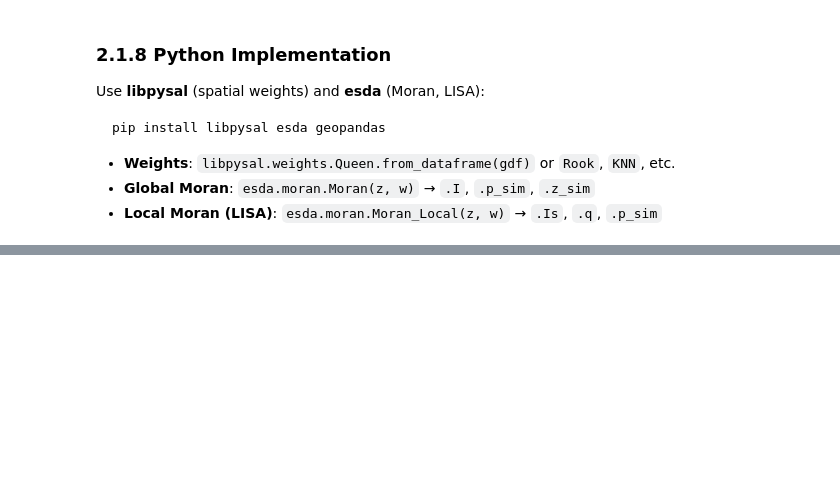
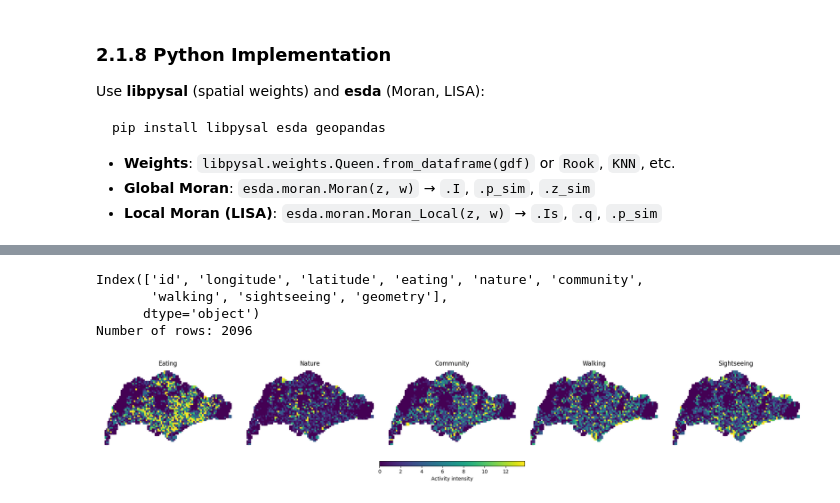
Before and after one commit to Sijie-Yang/UrbanAI-101, a Jupyter notebook: 2_spatial-statistics/2-1_spatial-autocorrelation.ipynb, the cells around one changed output, grey strips where cells are left out. Saved outputs shown, nothing was run; the diff lists cells and outputs as text; code cells hidden in the pictures; blank space fills up the shorter version.

```diff
--- a/2_spatial-statistics/2-1_spatial-autocorrelation.ipynb
+++ b/2_spatial-statistics/2-1_spatial-autocorrelation.ipynb
@@ -219,0 +176,66 @@ Moran's I (esda):   0.242448
+# %%
+import geopandas as gpd
+
+# Read GeoPackage for Singapore data and show columns
+gdf = gpd.read_file("data/sg_activity.gpkg")
+print(gdf.columns)
+print(f"Number of rows: {len(gdf)}")
+# %% [output]
+Index(['id', 'longitude', 'latitude', 'eating', 'nature', 'community',
+       'walking', 'sightseeing', 'geometry'],
+      dtype='object')
+Number of rows: 2096
+# %%
+import matplotlib.pyplot as plt
+import numpy as np
+import matplotlib as mpl
+
+# Standardize units across columns
+desired_columns = ['eating', 'nature', 'community', 'walking', 'sightseeing']
+columns_to_plot = [col for col in desired_columns if col.lower() in map(str.lower, gdf.columns)]
+if not columns_to_plot:
+    raise ValueError(f"None of the desired columns were found. Available columns: {gdf.columns.tolist()}")
+
+# Extract global min and max across all selected columns to unify color scale
+all_values = np.concatenate([gdf[col] for col in columns_to_plot])
+vmin = np.nanmin(all_values)
+vmax = np.nanmax(all_values)*0.3
+
+fig, axes = plt.subplots(1, len(columns_to_plot), figsize=(4 * len(columns_to_plot), 4))
+if len(columns_to_plot) == 1:
+    axes = [axes]
+
+# Prepare a ScalarMappable for unified legend
+cmap = plt.cm.viridis
+norm = mpl.colors.Normalize(vmin=vmin, vmax=vmax)
+
+for ax, col in zip(axes, columns_to_plot):
+    gdf.plot(
+        column=col,
+        cmap=cmap,
+        markersize=30,
+        marker='s',
+        ax=ax,
+        legend=False,  # No individual legend
+        vmin=vmin,
+        vmax=vmax
+    )
+    ax.set_title(col.capitalize())
+    ax.axis('off')
+
+plt.tight_layout(rect=[0, 0.08, 1, 1])  # Leave more space at the bottom for the legend
+
+# Move the colorbar (legend) further below the subplots
+cbar = fig.colorbar(
+    mpl.cm.ScalarMappable(norm=norm, cmap=cmap),
+    ax=axes,
+    orientation='horizontal',
+    fraction=0.04,
+    pad=0.12,     # Increase pad so color legend moves downward
+    aspect=30
+)
+cbar.set_label("Activity intensity")
+
+plt.show()
+# %% [output]
+[figure, added]
```
Also changed, not shown: parts of 10 cells of this notebook.
